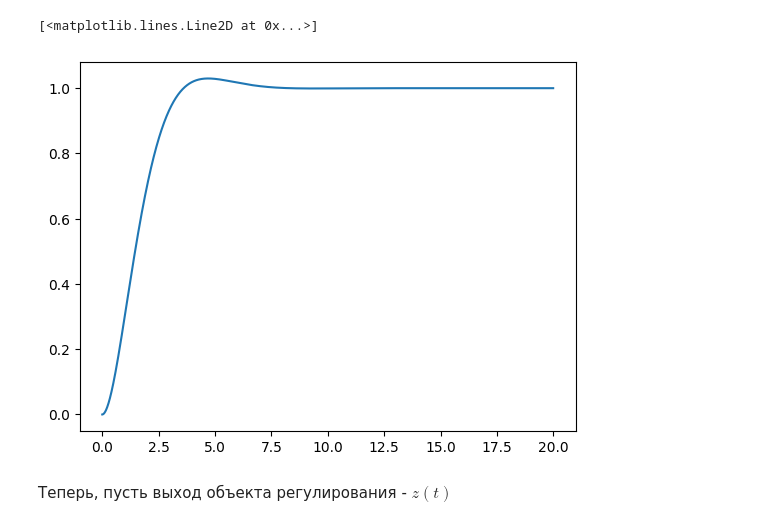
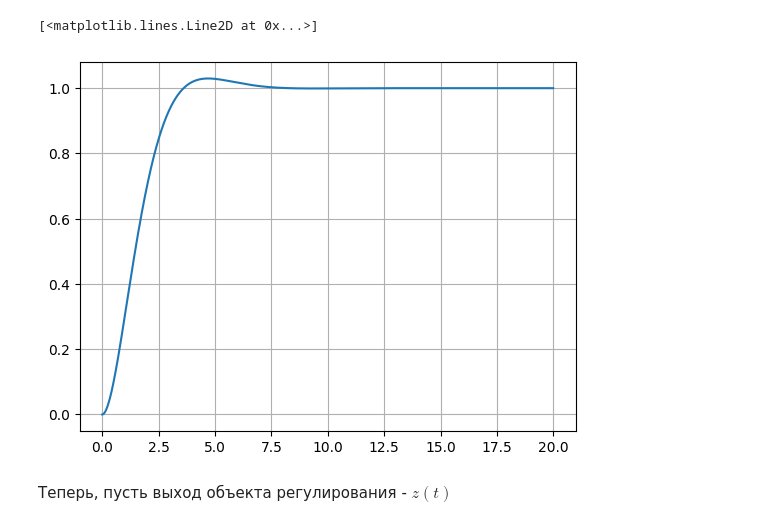
Before and after one commit to PavelKhodalitskii/optimal_control_course_2025, a Jupyter notebook: lab1_opt_.ipynb, the cells around one changed output. Saved outputs shown, nothing was run; the diff lists cells and outputs as text; code cells hidden in the pictures.

```diff
--- a/lab1_opt_.ipynb
+++ b/lab1_opt_.ipynb
@@ -52,10 +52,11 @@ while t < T:
     t_vals.append(t)
     t += dt
 # %%
+plt.grid()
 plt.plot(t_vals, y)
 # %% [output]
 [<matplotlib.lines.Line2D at 0x...>]
-[figure, old version]
+[figure, new version]
 # %% [markdown]
 Теперь, пусть выход объекта регулирования - $` z(t) `$
 # %%
```
Also changed, not shown: parts of 9 cells of this notebook.
